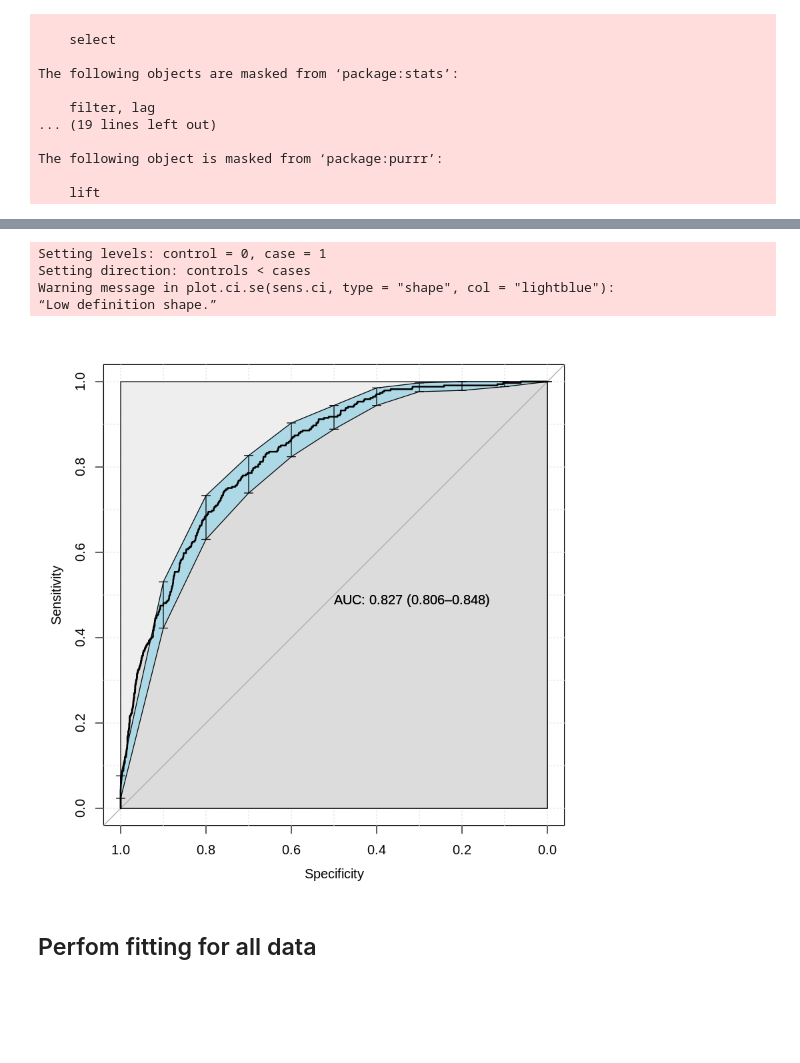
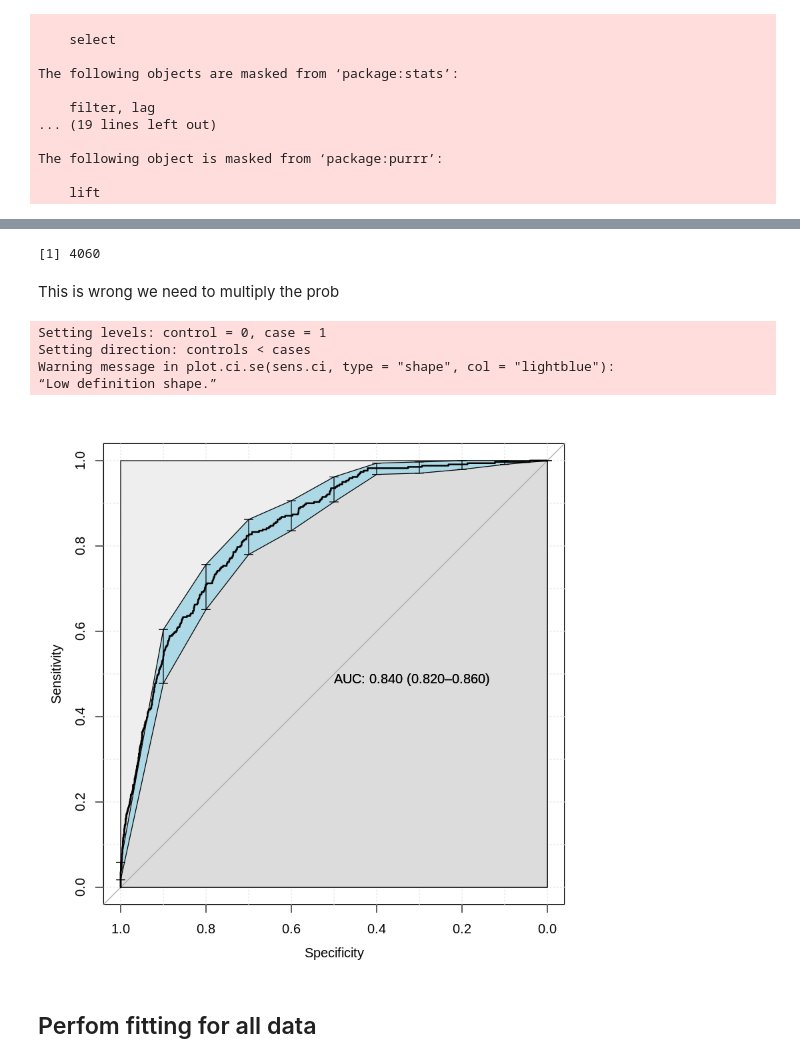
Before and after one commit to molgor/CAR-1SDM, a Jupyter notebook: biospytial.rwrapper/notebooks/CAR_models/model2/[Joint Multilevel] CAR-CrossValidation.ipynb, the cells around one changed output, grey strips where cells are left out. Cells and saved outputs as stored; diff of their text form; code cells hidden in the pictures; blank space fills up the shorter version.

```diff
--- a/biospytial.rwrapper/notebooks/CAR_models/model2/[Joint Multilevel] CAR-CrossValidation.ipynb
+++ b/biospytial.rwrapper/notebooks/CAR_models/model2/[Joint Multilevel] CAR-CrossValidation.ipynb
@@ -51,11 +31,11 @@ DD
 trials = rep(1,2 *nK)
 burnin = 5000
 n.sample = 10000
-thin = 1
+thin = 5
 
-burnin = 500
-n.sample = 1000
-thin = 1
+#burnin = 500
+#n.sample = 1000
+#thin = 1
 
 l <- list()
 i = 1
@@ -104,0 +135,4 @@ for (fold in validate.index.presences) {
+# %%
+post.sample = data.frame(model2$fitted)
+sample.S <- post.sample[1:nK,]
+sample.P <- post.sample[(nK +1) : (2*nK) ,]
@@ -105,19 +143,30 @@ for (fold in validate.index.presences) {
+# %%
+predicted_values <- DD$predicted_values_CV[(nK +1) : (2*nK)]
+# %%
+joint_SP <- sample.S * predicted_values
+# %%
+length(DD$response[presences.index])
+# %% [output]
+[1] 4060
+# %% [markdown]
+This is wrong we need to multiply the prob
 # %%
 presences.index = seq(nK + 1 ,dim(DD)[1])
 # %%
-pROC_obj <- roc(DD$response[presences.index],DD$predicted_values_CV[presences.index],
+#pROC_obj <- roc(DD$response[presences.index],DD$predicted_values_CV[presences.index],
+pROC_obj <- roc(DD$response[presences.index],joint_SP,
                smoothed= TRUE,
                ci = TRUE, ci.alpha=0.9, stratified=FALSE,
                plot=TRUE, auc.polygon=TRUE, max.auc.polygon=TRUE, grid=TRUE,
                print.auc=TRUE, show.thres=TRUE)
 sens.ci <- ci.se(pROC_obj)
 plot(sens.ci,type="shape",col="lightblue")
 plot(sens.ci, type="bars")
 # %% [output]
 Setting levels: control = 0, case = 1
 Setting direction: controls < cases
 Warning message in plot.ci.se(sens.ci, type = "shape", col = "lightblue"):
 “Low definition shape.”
-[figure, old version]
+[figure, new version]
 # %% [markdown]
 ## Perfom fitting for all data
```
Also changed, not shown: parts of 16 cells of this notebook, 2 other files.
